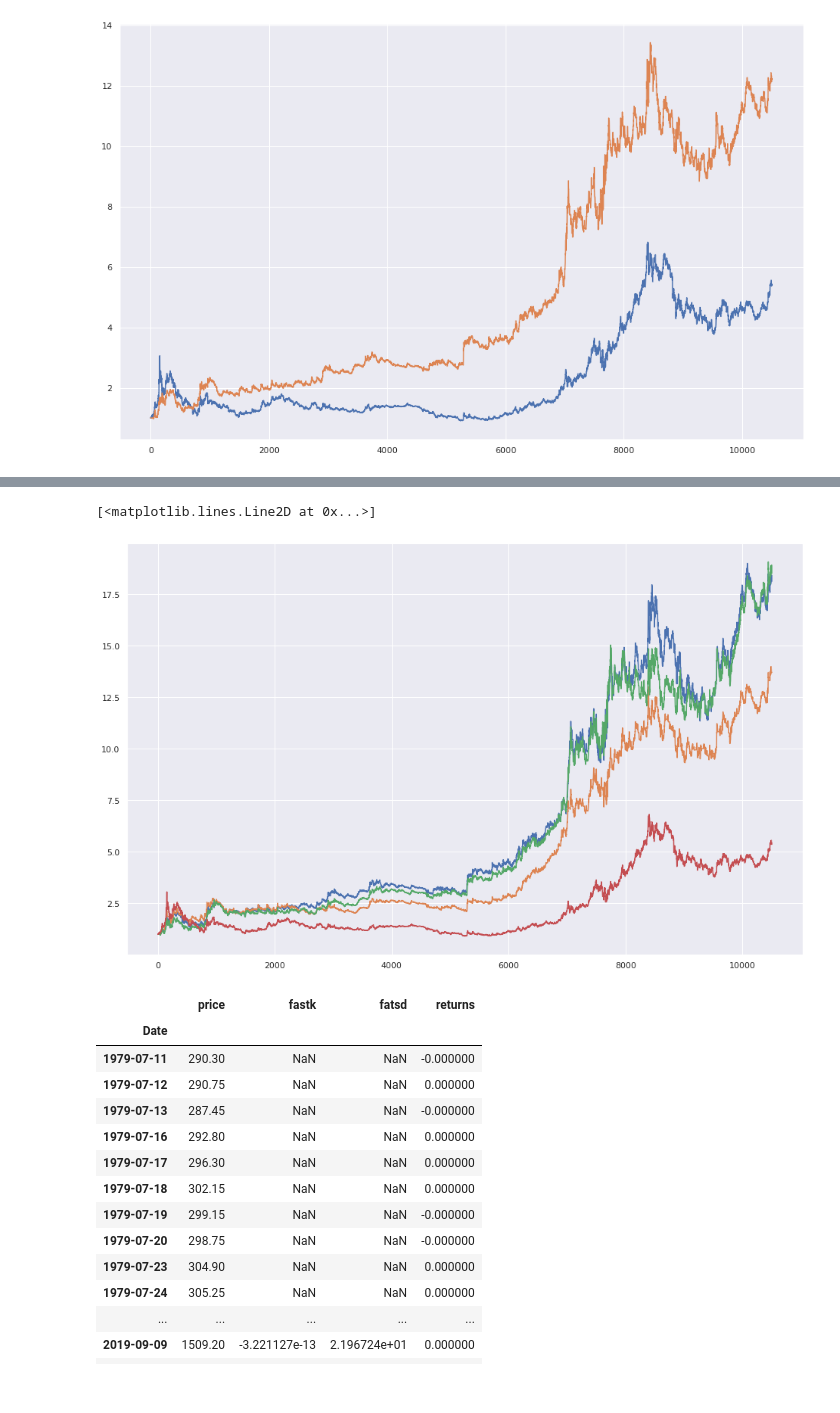
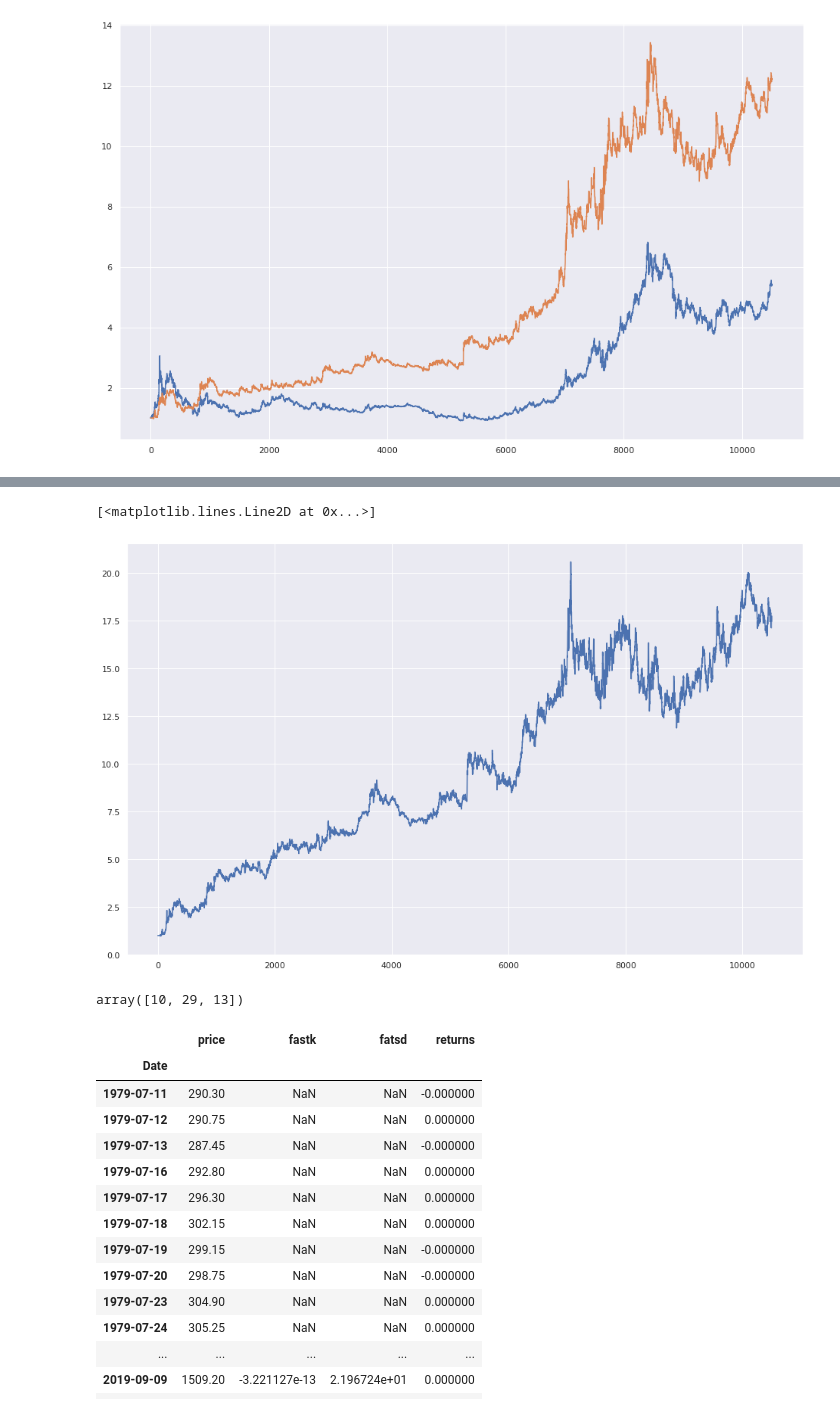
Before and after one commit to jbmoorhouse/gold_returns_predictor, a Jupyter notebook: analysis.ipynb, the cells around one changed output, grey strips where cells are left out. Saved outputs shown, nothing was run; the diff lists cells and outputs as text; code cells hidden in the pictures.

```diff
--- a/analysis.ipynb
+++ b/analysis.ipynb
@@ -749,14 +796,20 @@ StochasticRsiStrategy(annualisation_factor=252, criterion='sharpe',
-# %%
-sns.set(rc={'figure.figsize':(16, 10)})
-
-plt.plot((1 + ind.transform(x, n=-1)[:, 3]).cumprod())
-plt.plot((1 + ind.transform(x, n=-3)[:, 3]).cumprod())
-plt.plot((1 + ind.transform(x, n=-7)[:, 3]).cumprod())
-
-plt.plot((results[:, 0]/ results[:, 0][0]))
-# %% [output]
-[<matplotlib.lines.Line2D at 0x...>]
-[figure, removed]
+# %%
+returns = g[:, 3]
+returns = returns[~np.isnan(returns)]
+
+pi = ind._price_indicator(x, 10, 29, 13)
+plt.plot((1 + ind._strategy_returns(pi)).cumprod())
+# %% [output]
+[<matplotlib.lines.Line2D at 0x...>]
+[figure, added]
+# %%
+sns.set(rc={'figure.figsize':(16, 10)})
+
+
+#plt.plot((g[:, 0]/ g[:, 0][0]))
+ind.parameters
+# %% [output]
+array([10, 29, 13])
 # %%
 longs = X_rsi.index[X_rsi['long'] == 1]
 shorts = X_rsi.index[X_rsi['short'] == -1]
```
Also changed, not shown: parts of 1 cell of this notebook, 1 other file.
